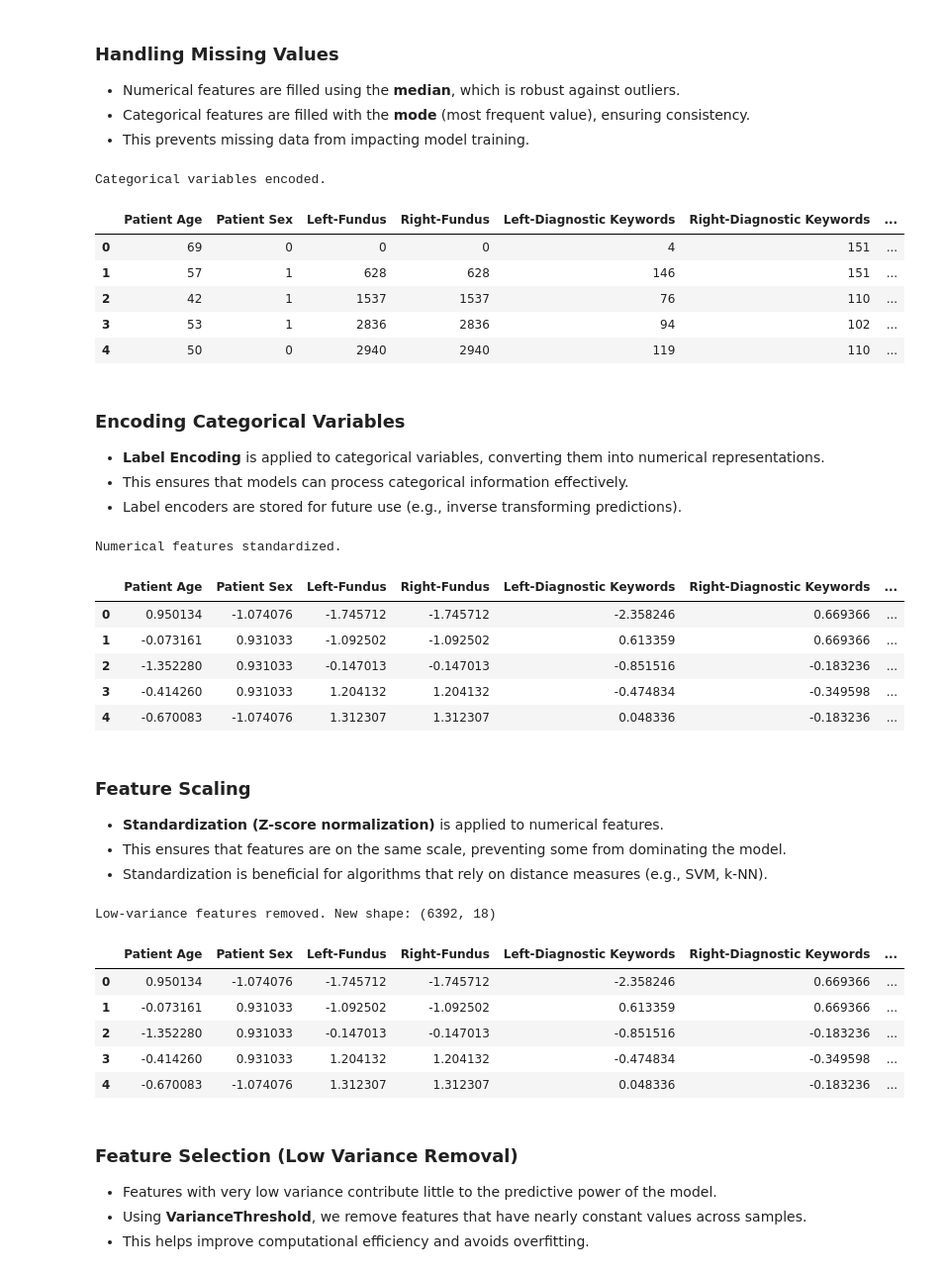
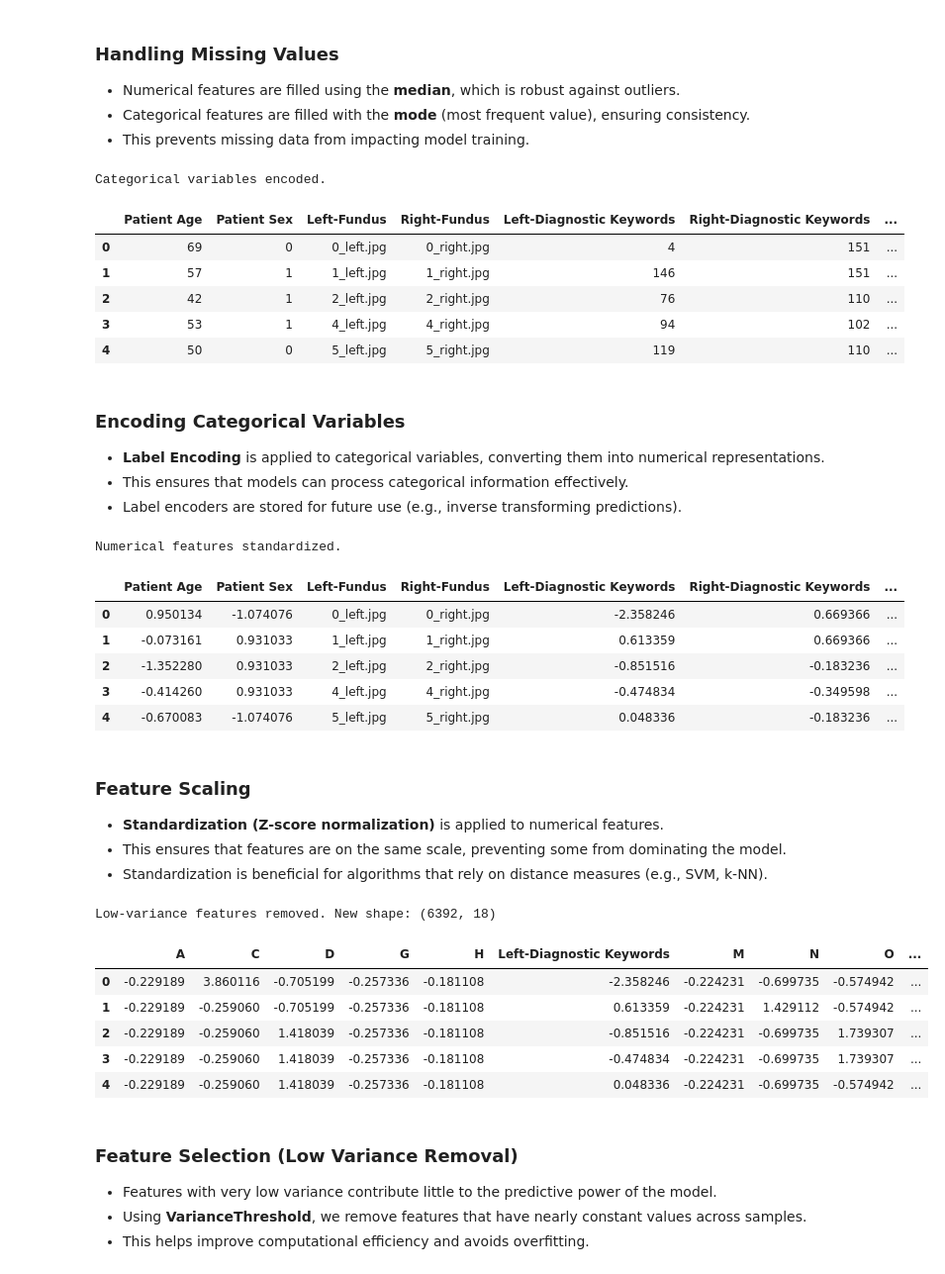
Before and after one commit to tankyfrank/AAI-590-Ocular-Disease-Recognition, a Jupyter notebook: Feature_Engineering.ipynb, the cells around one changed output. Shown at 99% size. Saved outputs shown, nothing was run; the diff lists cells and outputs as text; code cells hidden in the pictures.

Commit message:
filenames no longer encoded and cnnv1 trained

```diff
--- a/Feature_Engineering.ipynb
+++ b/Feature_Engineering.ipynb
@@ -4,7 +4,7 @@
 import pandas as pd
 
 # Load the dataset (Update the path if necessary)
-dataset_path = "C:/Users/Sarah Durrani/CAPSTONE/AAI-590-Ocular-Disease-Recognition/ocular-disease-recognition/full_df.csv"
+dataset_path = "ocular-disease-recognition/full_df.csv"
 
 # Read the CSV file into a DataFrame
 df = pd.read_csv(dataset_path)
@@ -76,12 +76,15 @@ dtype: int64
 - This prevents missing data from impacting model training.
 # %%
 from sklearn.preprocessing import LabelEncoder
+
+# Columns to exclude from encoding and scaling
+exclude_cols = ['Left-Fundus', 'Right-Fundus']
 
 # Encode categorical columns
 df_encoded = df_cleaned.copy()
 label_encoders = {}
 
-for col in df_encoded.select_dtypes(include=['object']).columns:
+for col in df_encoded.select_dtypes(include=['object']).columns.difference(exclude_cols):
     le = LabelEncoder()
     df_encoded[col] = le.fit_transform(df_encoded[col])
     label_encoders[col] = le  # Store encoder for later use
@@ -91,11 +94,11 @@ df_encoded.head()
 # %% [output]
 Categorical variables encoded.
 |  | Patient Age | Patient Sex | Left-Fundus | Right-Fundus | Left-Diagnostic Keywords | Right-Diagnostic Keywords | ... |
-| 0 | 69 | 0 | 0 | 0 | 4 | 151 | ... |
-| 1 | 57 | 1 | 628 | 628 | 146 | 151 | ... |
-| 2 | 42 | 1 | 1537 | 1537 | 76 | 110 | ... |
-| 3 | 53 | 1 | 2836 | 2836 | 94 | 102 | ... |
-| 4 | 50 | 0 | 2940 | 2940 | 119 | 110 | ... |
+| 0 | 69 | 0 | 0_left.jpg | 0_right.jpg | 4 | 151 | ... |
+| 1 | 57 | 1 | 1_left.jpg | 1_right.jpg | 146 | 151 | ... |
+| 2 | 42 | 1 | 2_left.jpg | 2_right.jpg | 76 | 110 | ... |
+| 3 | 53 | 1 | 4_left.jpg | 4_right.jpg | 94 | 102 | ... |
+| 4 | 50 | 0 | 5_left.jpg | 5_right.jpg | 119 | 110 | ... |
 # %% [markdown]
 ### **Encoding Categorical Variables**
 - **Label Encoding** is applied to categorical variables, converting them into numerical representations.
@@ -104,9 +107,13 @@ Categorical variables encoded.
 # %%
 from sklearn.preprocessing import StandardScaler
 
+# Columns to exclude from encoding and scaling
+exclude_cols = ['Left-Fundus', 'Right-Fundus', 'labels']
+
+# Select numerical columns excluding the specified columns
+numerical_cols = df_encoded.select_dtypes(include=['number']).columns.difference(exclude_cols)
+
 scaler = StandardScaler()
-numerical_cols = df_encoded.select_dtypes(include=['number']).columns
-
 df_scaled = df_encoded.copy()
 df_scaled[numerical_cols] = scaler.fit_transform(df_scaled[numerical_cols])
 
@@ -115,11 +122,11 @@ df_scaled.head()
 # %% [output]
 Numerical features standardized.
 |  | Patient Age | Patient Sex | Left-Fundus | Right-Fundus | Left-Diagnostic Keywords | Right-Diagnostic Keywords | ... |
-| 0 | 0.950134 | -1.074076 | -1.745712 | -1.745712 | -2.358246 | 0.669366 | ... |
-| 1 | -0.073161 | 0.931033 | -1.092502 | -1.092502 | 0.613359 | 0.669366 | ... |
-| 2 | -1.352280 | 0.931033 | -0.147013 | -0.147013 | -0.851516 | -0.183236 | ... |
-| 3 | -0.414260 | 0.931033 | 1.204132 | 1.204132 | -0.474834 | -0.349598 | ... |
-| 4 | -0.670083 | -1.074076 | 1.312307 | 1.312307 | 0.048336 | -0.183236 | ... |
+| 0 | 0.950134 | -1.074076 | 0_left.jpg | 0_right.jpg | -2.358246 | 0.669366 | ... |
+| 1 | -0.073161 | 0.931033 | 1_left.jpg | 1_right.jpg | 0.613359 | 0.669366 | ... |
+| 2 | -1.352280 | 0.931033 | 2_left.jpg | 2_right.jpg | -0.851516 | -0.183236 | ... |
+| 3 | -0.414260 | 0.931033 | 4_left.jpg | 4_right.jpg | -0.474834 | -0.349598 | ... |
+| 4 | -0.670083 | -1.074076 | 5_left.jpg | 5_right.jpg | 0.048336 | -0.183236 | ... |
 # %% [markdown]
 ### **Feature Scaling**
 - **Standardization (Z-score normalization)** is applied to numerical features.
@@ -128,19 +135,28 @@ Numerical features standardized.
 # %%
 from sklearn.feature_selection import VarianceThreshold
 
+# Columns to exclude from encoding and scaling
+exclude_cols = ['Left-Fundus', 'Right-Fundus', 'labels']
+
+# Select numerical columns excluding the specified columns
+numerical_cols = df_encoded.select_dtypes(include=['number']).columns.difference(exclude_cols)
+
 selector = VarianceThreshold(threshold=0.01)  # Remove features with low variance
-df_selected = pd.DataFrame(selector.fit_transform(df_scaled), columns=df_scaled.columns[selector.get_support()])
+df_selected = pd.DataFrame(selector.fit_transform(df_scaled[numerical_cols]), columns=numerical_cols[selector.get_support()])
+
+# Add back the excluded columns
+df_selected = pd.concat([df_selected, df_encoded[exclude_cols]], axis=1)
 
 print("Low-variance features removed. New shape:", df_selected.shape)
 df_selected.head()
 # %% [output]
 Low-variance features removed. New shape: (6392, 18)
-|  | Patient Age | Patient Sex | Left-Fundus | Right-Fundus | Left-Diagnostic Keywords | Right-Diagnostic Keywords | ... |
-| 0 | 0.950134 | -1.074076 | -1.745712 | -1.745712 | -2.358246 | 0.669366 | ... |
-| 1 | -0.073161 | 0.931033 | -1.092502 | -1.092502 | 0.613359 | 0.669366 | ... |
-| 2 | -1.352280 | 0.931033 | -0.147013 | -0.147013 | -0.851516 | -0.183236 | ... |
-| 3 | -0.414260 | 0.931033 | 1.204132 | 1.204132 | -0.474834 | -0.349598 | ... |
-| 4 | -0.670083 | -1.074076 | 1.312307 | 1.312307 | 0.048336 | -0.183236 | ... |
+|  | A | C | D | G | H | Left-Diagnostic Keywords | M | N | O | ... |
+| 0 | -0.229189 | 3.860116 | -0.705199 | -0.257336 | -0.181108 | -2.358246 | -0.224231 | -0.699735 | -0.574942 | ... |
+| 1 | -0.229189 | -0.259060 | -0.705199 | -0.257336 | -0.181108 | 0.613359 | -0.224231 | 1.429112 | -0.574942 | ... |
+| 2 | -0.229189 | -0.259060 | 1.418039 | -0.257336 | -0.181108 | -0.851516 | -0.224231 | -0.699735 | 1.739307 | ... |
+| 3 | -0.229189 | -0.259060 | 1.418039 | -0.257336 | -0.181108 | -0.474834 | -0.224231 | -0.699735 | 1.739307 | ... |
+| 4 | -0.229189 | -0.259060 | 1.418039 | -0.257336 | -0.181108 | 0.048336 | -0.224231 | -0.699735 | -0.574942 | ... |
 # %% [markdown]
 ### **Feature Selection (Low Variance Removal)**
 - Features with very low variance contribute little to the predictive power of the model.
```
Also changed, not shown: 3 other files.
